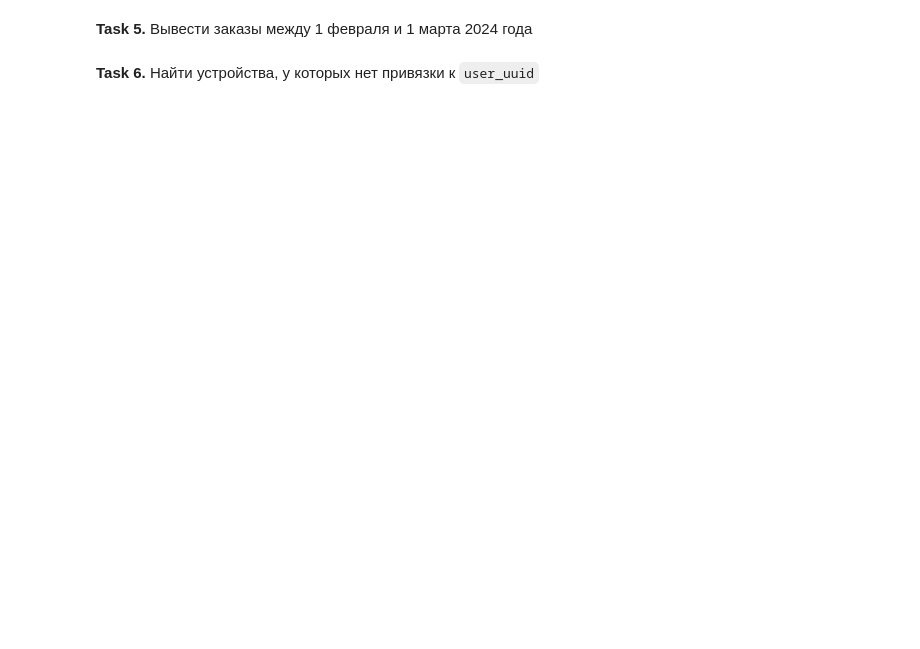
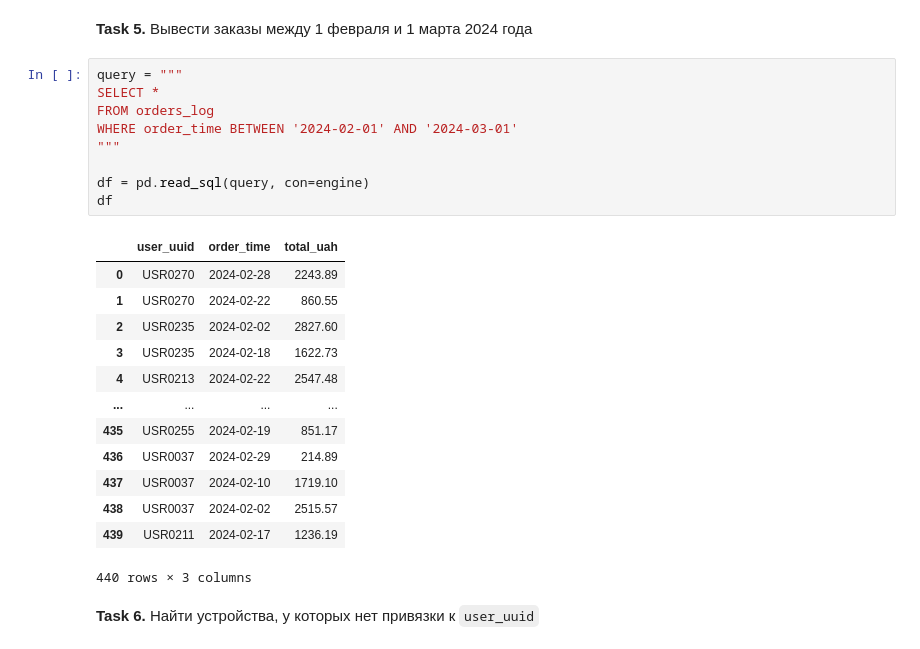
Before and after one commit to cpython-projects/da_1709, a Jupyter notebook: lesson_22.ipynb, the cells around one changed output. Drawn from its saved outputs; the diff is of its cells as text; blank space fills up the shorter version.

```diff
--- a/lesson_22.ipynb
+++ b/lesson_22.ipynb
@@ -690,4 +796,27 @@ SELECT DISTINCT user_id, order_time FROM orders_log;
 # %% [markdown]
 **Task 5.** Вывести заказы между 1 февраля и 1 марта 2024 года
+# %%
+query = """
+SELECT *
+FROM orders_log
+WHERE order_time BETWEEN '2024-02-01' AND '2024-03-01'
+"""
+
+df = pd.read_sql(query, con=engine)
+df
+# %% [output]
+|  | user_uuid | order_time | total_uah |
+| 0 | USR0270 | 2024-02-28 | 2243.89 |
+| 1 | USR0270 | 2024-02-22 | 860.55 |
+| 2 | USR0235 | 2024-02-02 | 2827.60 |
+| 3 | USR0235 | 2024-02-18 | 1622.73 |
+| 4 | USR0213 | 2024-02-22 | 2547.48 |
+| ... | ... | ... | ... |
+| 435 | USR0255 | 2024-02-19 | 851.17 |
+| 436 | USR0037 | 2024-02-29 | 214.89 |
+| 437 | USR0037 | 2024-02-10 | 1719.10 |
+| 438 | USR0037 | 2024-02-02 | 2515.57 |
+| 439 | USR0211 | 2024-02-17 | 1236.19 |
+440 rows × 3 columns
 # %% [markdown]
 **Task 6.** Найти устройства, у которых нет привязки к `user_uuid`
```
Also changed, not shown: parts of 11 cells of this notebook.
